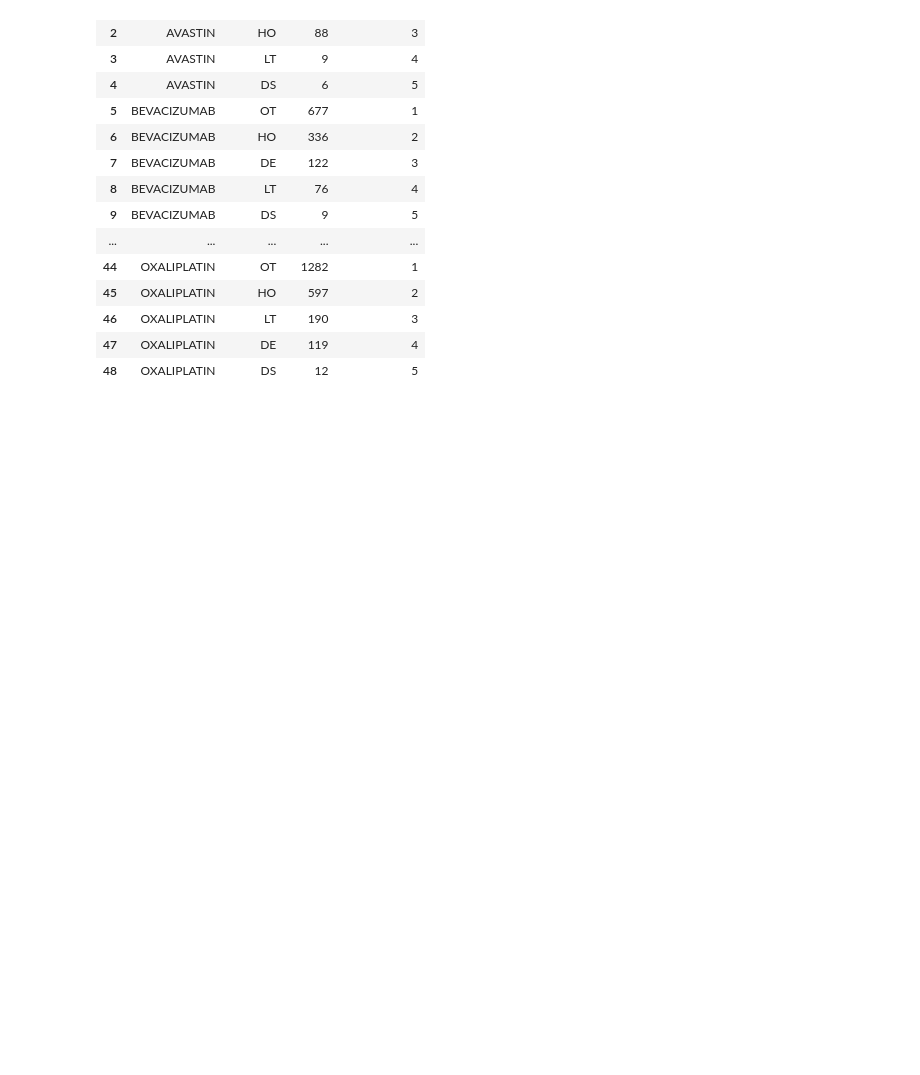
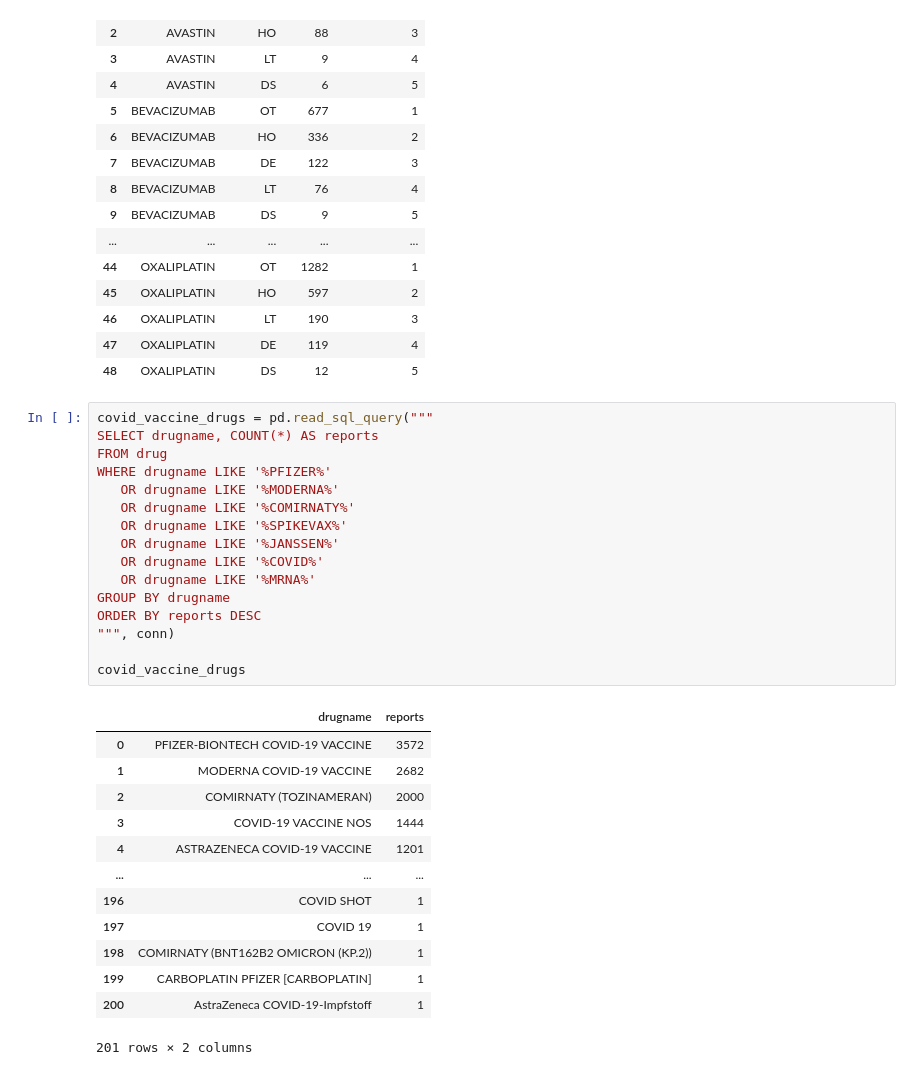
Before and after one commit to PugstaLaney/faers-sql-drug-safety-analysis, a Jupyter notebook: notebooks/module_3_appendiceal/appendiceal_indication.ipynb, the cells around one changed output. Saved outputs shown, nothing was run; the diff lists cells and outputs as text; blank space fills up the shorter version.

```diff
--- a/notebooks/appendiceal_indication.ipynb
+++ b/notebooks/module_3_appendiceal/appendiceal_indication.ipynb
@@ -466,3 +466,33 @@ drug_outcomes_in_cancer
 | 46 | OXALIPLATIN | LT | 190 | 3 |
 | 47 | OXALIPLATIN | DE | 119 | 4 |
 | 48 | OXALIPLATIN | DS | 12 | 5 |
+# %%
+covid_vaccine_drugs = pd.read_sql_query("""
+SELECT drugname, COUNT(*) AS reports
+FROM drug
+WHERE drugname LIKE '%PFIZER%'
+   OR drugname LIKE '%MODERNA%'
+   OR drugname LIKE '%COMIRNATY%'
+   OR drugname LIKE '%SPIKEVAX%'
+   OR drugname LIKE '%JANSSEN%'
+   OR drugname LIKE '%COVID%'
+   OR drugname LIKE '%MRNA%'
+GROUP BY drugname
+ORDER BY reports DESC
+""", conn)
+
+covid_vaccine_drugs
+# %% [output]
+|  | drugname | reports |
+| 0 | PFIZER-BIONTECH COVID-19 VACCINE | 3572 |
+| 1 | MODERNA COVID-19 VACCINE | 2682 |
+| 2 | COMIRNATY (TOZINAMERAN) | 2000 |
+| 3 | COVID-19 VACCINE NOS | 1444 |
+| 4 | ASTRAZENECA COVID-19 VACCINE | 1201 |
+| ... | ... | ... |
+| 196 | COVID SHOT | 1 |
+| 197 | COVID 19 | 1 |
+| 198 | COMIRNATY (BNT162B2 OMICRON (KP.2)) | 1 |
+| 199 | CARBOPLATIN PFIZER [CARBOPLATIN] | 1 |
+| 200 | AstraZeneca COVID-19-Impfstoff | 1 |
+201 rows × 2 columns
```
Also changed, not shown: parts of 1 cell of this notebook, 2 other files.
